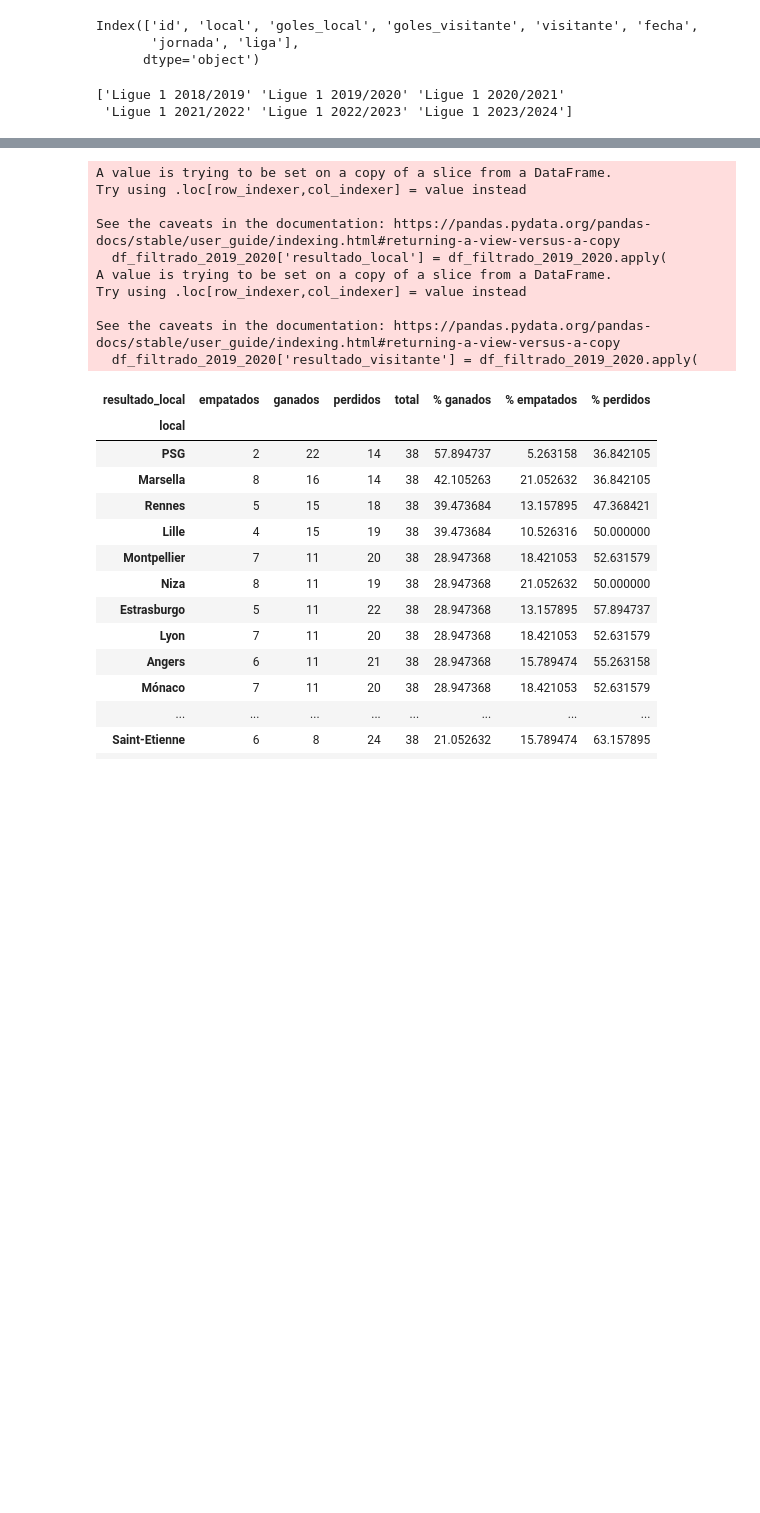
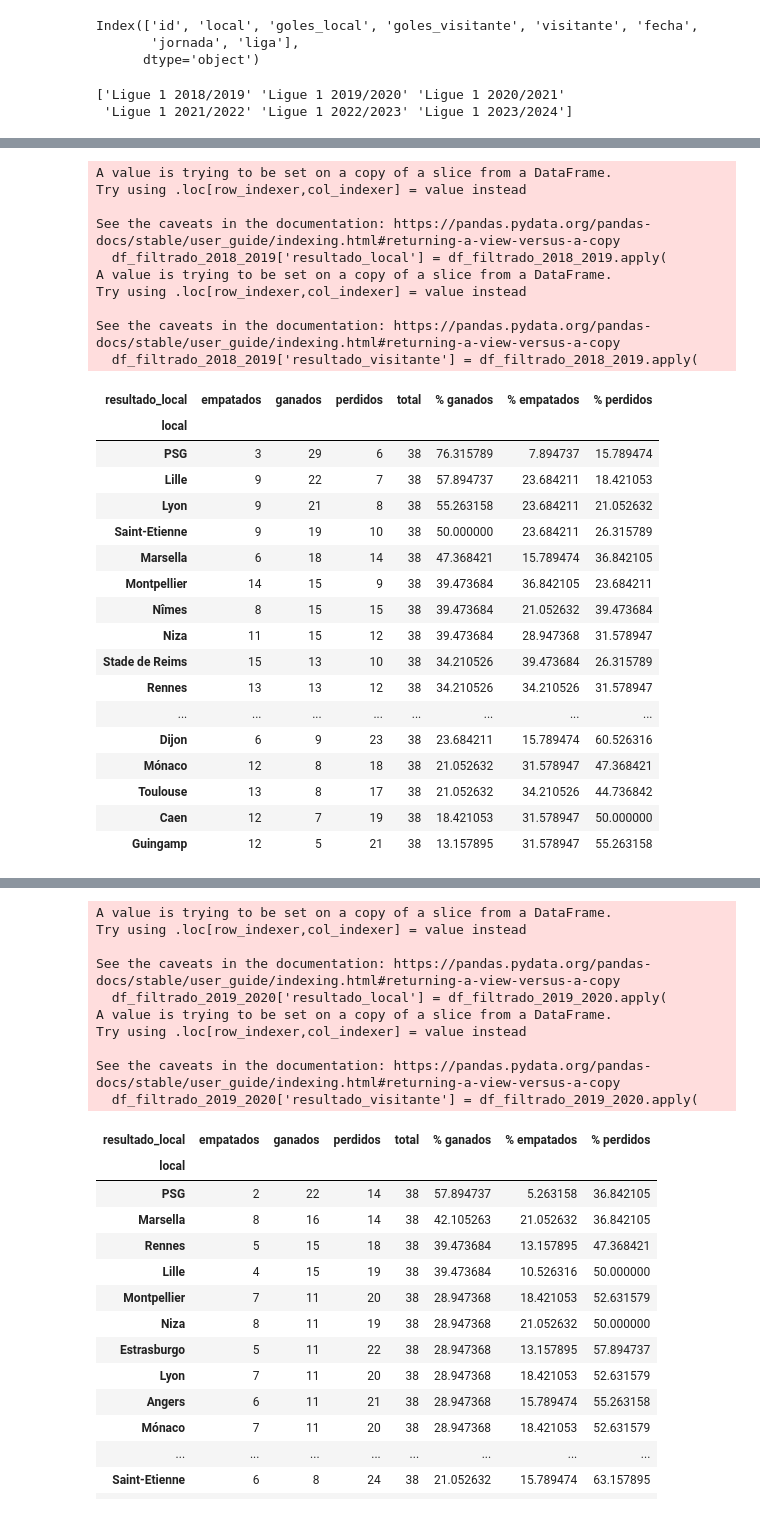
Before and after one commit to ibarajas248/proyecto_bootcamp_analisis_de_datos, a Jupyter notebook: ganados_empatados_perdidos_temporada_desde_2018.ipynb, the cells around one changed output, grey strips where cells are left out. Drawn from its saved outputs; the diff is of its cells as text; code cells hidden in the pictures; blank space fills up the shorter version.

```diff
--- a/ganados_empatados_perdidos_temporada_desde_2018.ipynb
+++ b/ganados_empatados_perdidos_temporada_desde_2018.ipynb
@@ -210,0 +228,70 @@ print(df_partidos['liga'].unique())
+# %%
+import pandas as pd
+
+# Crear columnas para el resultado del partido
+df_filtrado_2018_2019['resultado_local'] = df_filtrado_2018_2019.apply(
+    lambda row: 'ganado' if row['goles_local'] > row['goles_visitante']
+    else ('empatado' if row['goles_local'] == row['goles_visitante']
+    else 'perdido'), axis=1
+)
+
+df_filtrado_2018_2019['resultado_visitante'] = df_filtrado_2018_2019.apply(
+    lambda row: 'ganado' if row['goles_visitante'] > row['goles_local']
+    else ('empatado' if row['goles_visitante'] == row['goles_local']
+    else 'perdido'), axis=1
+)
+
+# Contar resultados para equipos locales
+resultados_local = df_filtrado_2018_2019.groupby('local')['resultado_local'].value_counts().unstack(fill_value=0)
+resultados_local = resultados_local.rename(columns={'ganado': 'ganados', 'empatado': 'empatados', 'perdido': 'perdidos'})
+
+# Contar resultados para equipos visitantes
+resultados_visitante = df_filtrado_2018_2019.groupby('visitante')['resultado_visitante'].value_counts().unstack(fill_value=0)
+resultados_visitante = resultados_visitante.rename(columns={'ganado': 'ganados', 'empatado': 'empatados', 'perdido': 'perdidos'})
+
+# Sumar resultados de locales y visitantes
+resultados = resultados_local.add(resultados_visitante, fill_value=0)
+resultados = resultados.fillna(0)  # Asegurarse de que no haya valores nulos
+
+# Calcular el total de partidos por equipo
+resultados['total'] = resultados['ganados'] + resultados['empatados'] + resultados['perdidos']
+
+# Calcular porcentajes
+resultados['% ganados'] = (resultados['ganados'] / resultados['total']) * 100
+resultados['% empatados'] = (resultados['empatados'] / resultados['total']) * 100
+resultados['% perdidos'] = (resultados['perdidos'] / resultados['total']) * 100
+
+# Ordenar los resultados por partidos ganados en orden descendente
+resultados = resultados.sort_values(by='ganados', ascending=False)
+
+# Mostrar el DataFrame resultante
+resultados
+# %% [output]
+A value is trying to be set on a copy of a slice from a DataFrame.
+Try using .loc[row_indexer,col_indexer] = value instead
+
+See the caveats in the documentation: https://pandas.pydata.org/pandas-docs/stable/user_guide/indexing.html#returning-a-view-versus-a-copy
+  df_filtrado_2018_2019['resultado_local'] = df_filtrado_2018_2019.apply(
+A value is trying to be set on a copy of a slice from a DataFrame.
+Try using .loc[row_indexer,col_indexer] = value instead
+
+See the caveats in the documentation: https://pandas.pydata.org/pandas-docs/stable/user_guide/indexing.html#returning-a-view-versus-a-copy
+  df_filtrado_2018_2019['resultado_visitante'] = df_filtrado_2018_2019.apply(
+| resultado_local | empatados | ganados | perdidos | total | % ganados | % empatados | % perdidos |
+| local |  |  |  |  |  |  |  |
+| PSG | 3 | 29 | 6 | 38 | 76.315789 | 7.894737 | 15.789474 |
+| Lille | 9 | 22 | 7 | 38 | 57.894737 | 23.684211 | 18.421053 |
+| Lyon | 9 | 21 | 8 | 38 | 55.263158 | 23.684211 | 21.052632 |
+| Saint-Etienne | 9 | 19 | 10 | 38 | 50.000000 | 23.684211 | 26.315789 |
+| Marsella | 6 | 18 | 14 | 38 | 47.368421 | 15.789474 | 36.842105 |
+| Montpellier | 14 | 15 | 9 | 38 | 39.473684 | 36.842105 | 23.684211 |
+| Nîmes | 8 | 15 | 15 | 38 | 39.473684 | 21.052632 | 39.473684 |
+| Niza | 11 | 15 | 12 | 38 | 39.473684 | 28.947368 | 31.578947 |
+| Stade de Reims | 15 | 13 | 10 | 38 | 34.210526 | 39.473684 | 26.315789 |
+| Rennes | 13 | 13 | 12 | 38 | 34.210526 | 34.210526 | 31.578947 |
+| ... | ... | ... | ... | ... | ... | ... | ... |
+| Dijon | 6 | 9 | 23 | 38 | 23.684211 | 15.789474 | 60.526316 |
+| Mónaco | 12 | 8 | 18 | 38 | 21.052632 | 31.578947 | 47.368421 |
+| Toulouse | 13 | 8 | 17 | 38 | 21.052632 | 34.210526 | 44.736842 |
+| Caen | 12 | 7 | 19 | 38 | 18.421053 | 31.578947 | 50.000000 |
+| Guingamp | 12 | 5 | 21 | 38 | 13.157895 | 31.578947 | 55.263158 |
```
Also changed, not shown: parts of 11 cells of this notebook.
